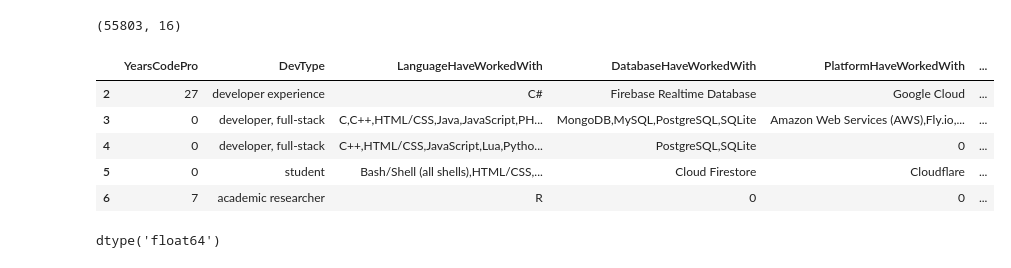
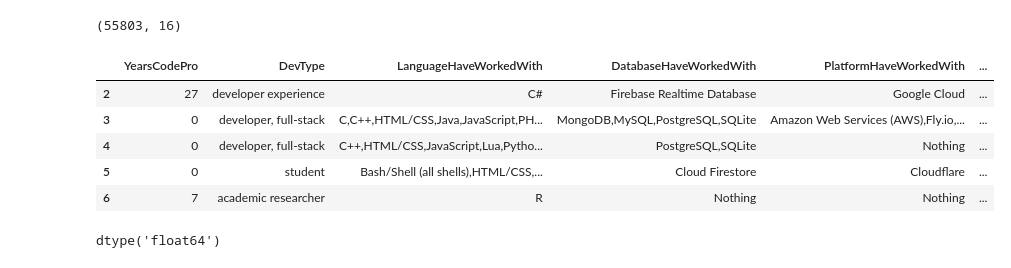
Before and after one commit to YoussefMakram27/Stack_overflow_survey_2024, a Jupyter notebook: 02_data_formating.ipynb, the cells around one changed output. Saved outputs shown, nothing was run; the diff lists cells and outputs as text; code cells hidden in the pictures.

```diff
--- a/02_data_formating.ipynb
+++ b/02_data_formating.ipynb
@@ -147,15 +151,15 @@ df.shape
 # %% [output]
 (55803, 16)
 # %%
-df.fillna('0', inplace=True)
+df.fillna('Nothing', inplace=True)
 df.head()
 # %% [output]
 |  | YearsCodePro | DevType | LanguageHaveWorkedWith | DatabaseHaveWorkedWith | PlatformHaveWorkedWith | ... |
 | 2 | 27 | developer experience | C# | Firebase Realtime Database | Google Cloud | ... |
 | 3 | 0 | developer, full-stack | C,C++,HTML/CSS,Java,JavaScript,PH... | MongoDB,MySQL,PostgreSQL,SQLite | Amazon Web Services (AWS),Fly.io,... | ... |
-| 4 | 0 | developer, full-stack | C++,HTML/CSS,JavaScript,Lua,Pytho... | PostgreSQL,SQLite | 0 | ... |
+| 4 | 0 | developer, full-stack | C++,HTML/CSS,JavaScript,Lua,Pytho... | PostgreSQL,SQLite | Nothing | ... |
 | 5 | 0 | student | Bash/Shell (all shells),HTML/CSS,... | Cloud Firestore | Cloudflare | ... |
-| 6 | 7 | academic researcher | R | 0 | 0 | ... |
+| 6 | 7 | academic researcher | R | Nothing | Nothing | ... |
 # %%
 df['WorkExp'].dtype
 # %% [output]
```
Also changed, not shown: parts of 1 cell of this notebook, 4 other files.
